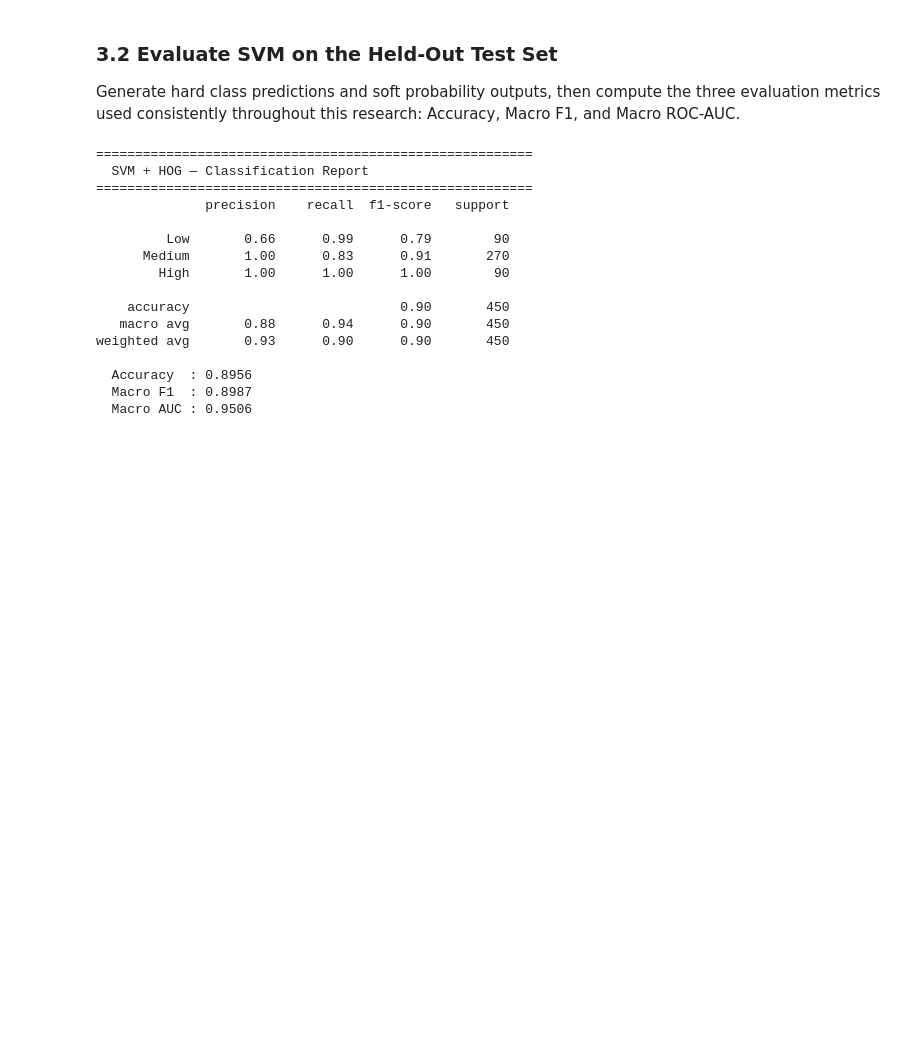
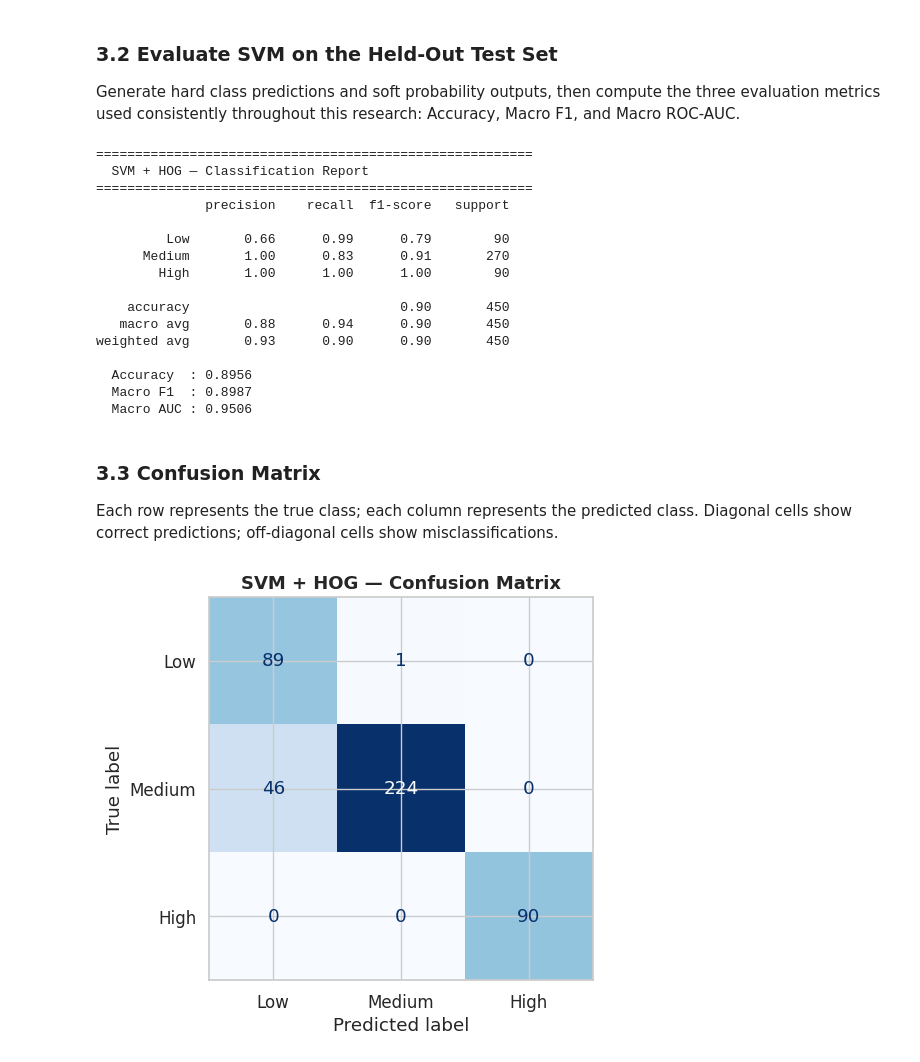
Before and after one commit to YasiniK/multimodal-student-cognitive-load-and-engagement-detection, a Jupyter notebook: Student_Engagement/se_model_training.ipynb, the cells around one changed output. Saved outputs shown, nothing was run; the diff lists cells and outputs as text; code cells hidden in the pictures; blank space fills up the shorter version.

Commit message:
SVM Confusion Matrix and Per-Class ROC Curves

```diff
--- a/Student_Engagement/se_model_training.ipynb
+++ b/Student_Engagement/se_model_training.ipynb
@@ -209,3 +209,21 @@ weighted avg       0.93      0.90      0.90       450
   Accuracy  : 0.8956
   Macro F1  : 0.8987
   Macro AUC : 0.9506
+# %% [markdown]
+### 3.3 Confusion Matrix
+
+Each row represents the true class; each column represents the predicted class. Diagonal cells show correct predictions; off-diagonal cells show misclassifications.
+# %%
+# Build and display the SVM confusion matrix on the held-out test set
+fig, ax = plt.subplots(figsize=(6, 5))
+cm_svm = confusion_matrix(y_test, y_pred_svm)
+ConfusionMatrixDisplay(
+    cm_svm,
+    display_labels=[l.capitalize() for l in ENGAGEMENT_LABELS]
+).plot(ax=ax, colorbar=False, cmap='Blues')
+ax.set_title('SVM + HOG — Confusion Matrix', fontweight='bold', fontsize=13)
+plt.tight_layout()
+plt.savefig(OUTPUT_DIR / 'cm_svm.png', dpi=150)
+plt.show()
+# %% [output]
+[figure, added]
```
Also changed, not shown: parts of 2 cells of this notebook.
